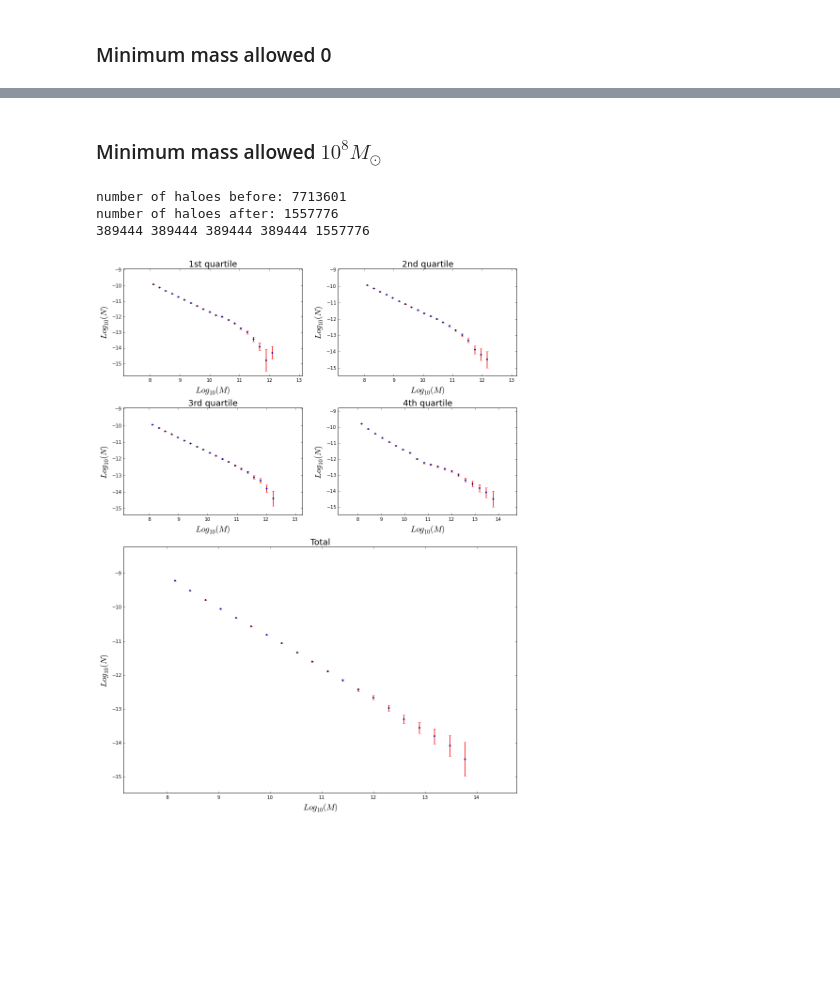
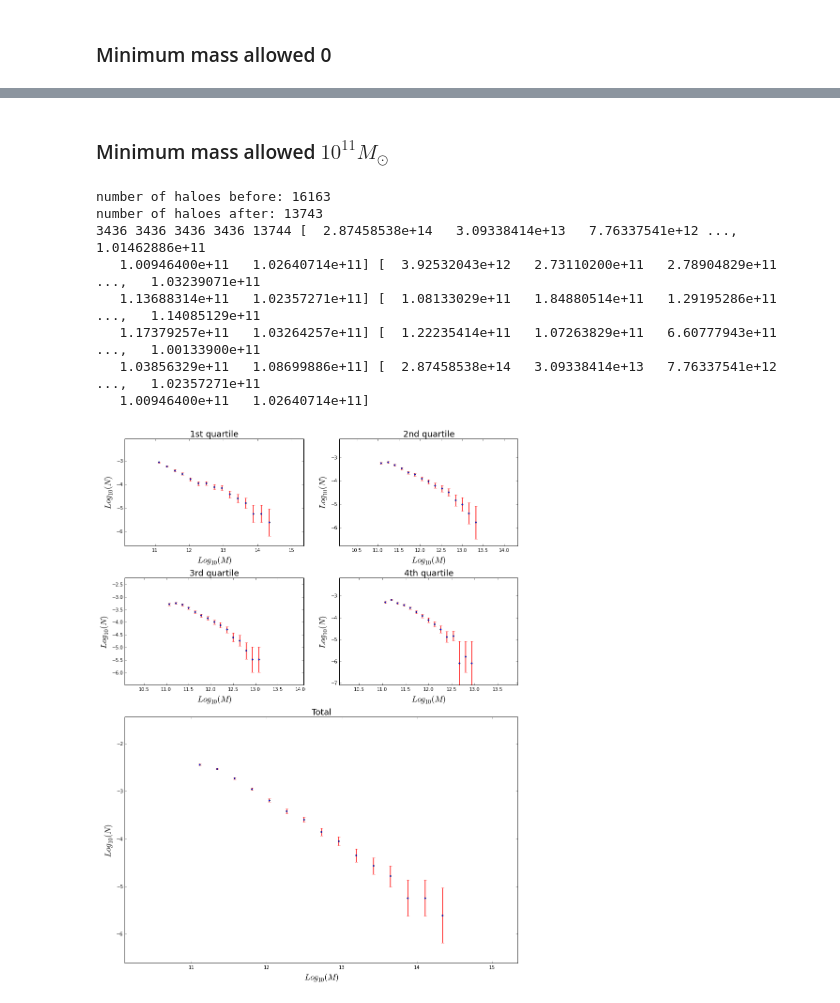
Before and after one commit to jdprada1760/Cornell_Summer, a Jupyter notebook: Illustris_Run/Code/Illustris quartiles.ipynb, the cells around one changed output, grey strips where cells are left out. Cells and saved outputs as stored; diff of their text form; code cells hidden in the pictures; blank space fills up the shorter version.

```diff
--- a/Illustris_Run/Code/Illustris quartiles.ipynb
+++ b/Illustris_Run/Code/Illustris quartiles.ipynb
@@ -152,12 +161,15 @@ histo(20)
 # %% [markdown]
-### Minimum mass allowed $10^{8} M_\odot$
+### Minimum mass allowed $10^{11} M_{\odot}$
-# %%
-loadHaloes("../Data/dm.data",3.0,0,1e+8)
-# %% [output]
-number of haloes before: 7713601
-number of haloes after: 1557776
-389444 389444 389444 389444 1557776
-# %%
-histo(20)
-# %% [output]
-[figure, removed]
+# %%
+loadHaloes("env1_19.data",3.0,1,10**11)
+histo(15)
+# %% [output]
+number of haloes before: 16163
+number of haloes after: 13743
+3436 3436 3436 3436 13744 [  2.87458538e+14   3.09338414e+13   7.76337541e+12 ...,   1.01462886e+11
+   1.00946400e+11   1.02640714e+11] [  3.92532043e+12   2.73110200e+11   2.78904829e+11 ...,   1.03239071e+11
+   1.13688314e+11   1.02357271e+11] [  1.08133029e+11   1.84880514e+11   1.29195286e+11 ...,   1.14085129e+11
+   1.17379257e+11   1.03264257e+11] [  1.22235414e+11   1.07263829e+11   6.60777943e+11 ...,   1.00133900e+11
+   1.03856329e+11   1.08699886e+11] [  2.87458538e+14   3.09338414e+13   7.76337541e+12 ...,   1.02357271e+11
+   1.00946400e+11   1.02640714e+11]
+[figure, added]
```
Also changed, not shown: parts of 17 cells of this notebook.
